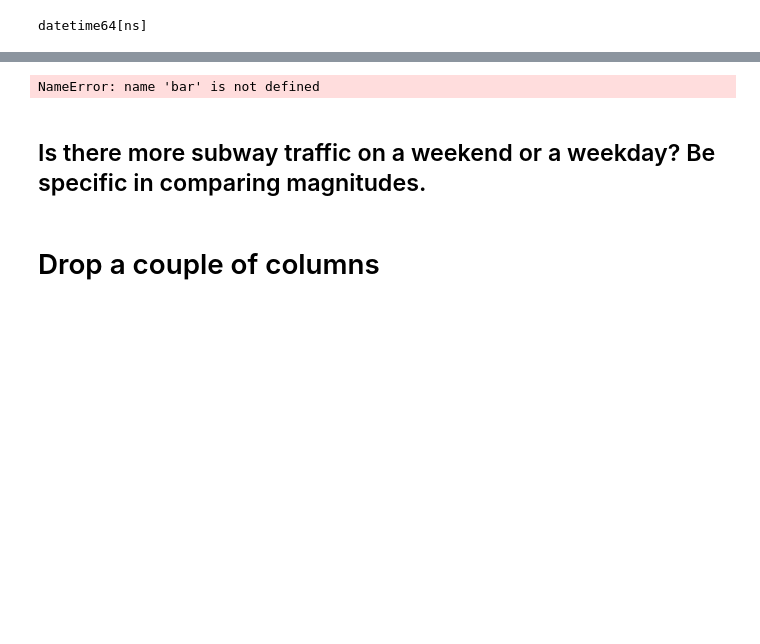
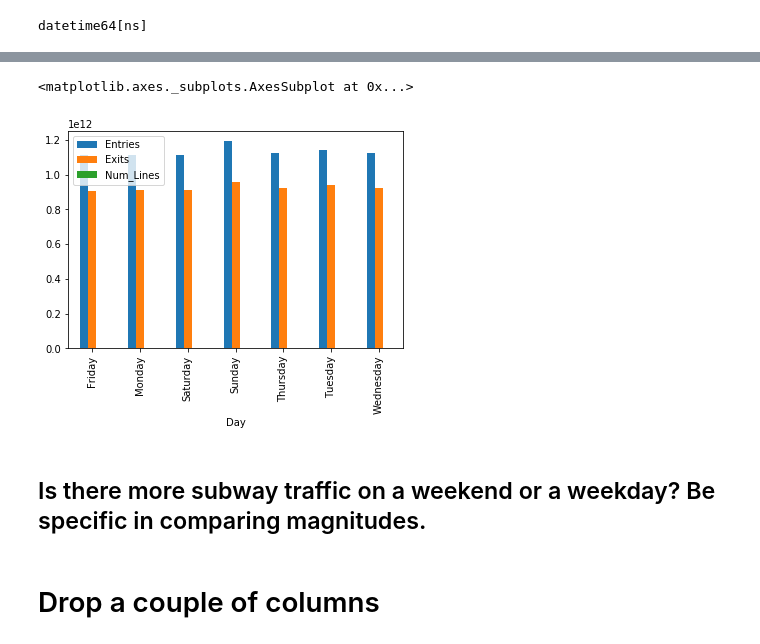
Before and after one commit to MsJacksonIYN/dsc-0-03-08-understanding-pandas-series-and-dataframes-lab-nyc-ds-career-031119, a Jupyter notebook: index.ipynb, the cells around one changed output, grey strips where cells are left out. Saved outputs shown, nothing was run; the diff lists cells and outputs as text; code cells hidden in the pictures; blank space fills up the shorter version.

```diff
--- a/index.ipynb
+++ b/index.ipynb
@@ -157,9 +157,10 @@ df.head()
 | 4 | A002 | R051 | 02-00-00 | 59 ST | NQR456W | BMT | 2018-08-25 | 16:00:00 | REGULAR | 6736349 | 2283384 | ... |
 # %%
 grouped = df.groupby('Day').sum()
-grouped.plot(kind=bar)
+grouped.plot(kind='bar')
 # %% [output]
-NameError: name 'bar' is not defined
+<matplotlib.axes._subplots.AxesSubplot at 0x...>
+[figure, added]
 # %% [markdown]
 ## Is there more subway traffic on a weekend or a weekday?    Be specific in comparing magnitudes.
 # %%
```
